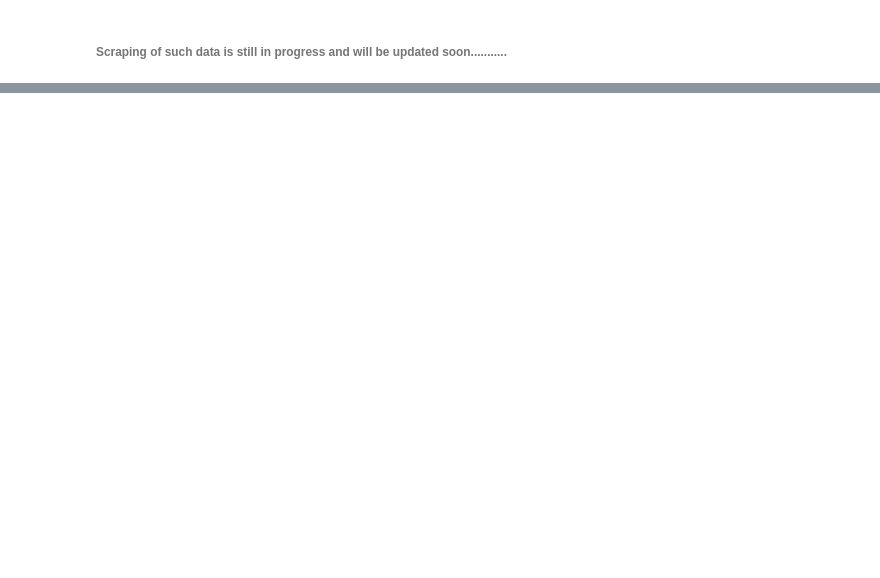
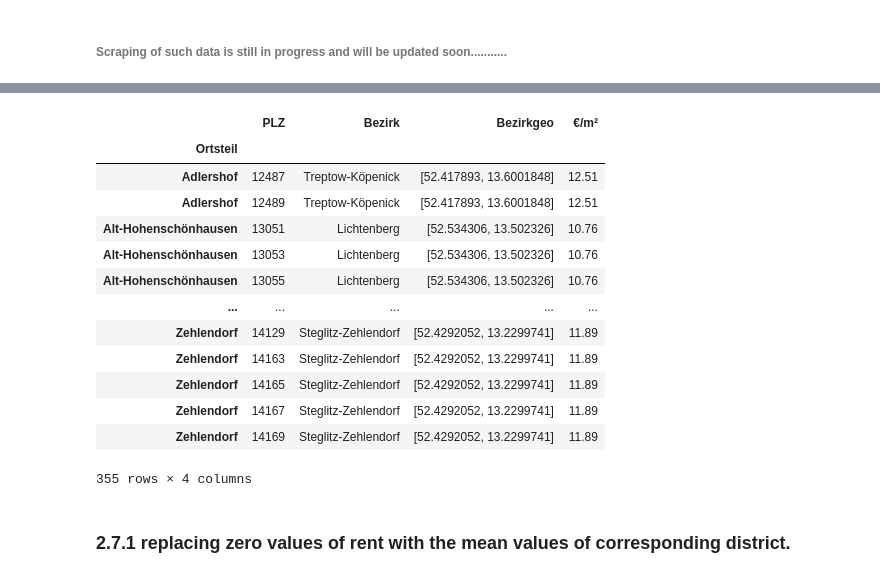
Before and after one commit to Prabhu204/Coursera_Capstone, a Jupyter notebook: Week 4 cpastone project_1.ipynb, the cells around one changed output, grey strips where cells are left out. Saved outputs shown, nothing was run; the diff lists cells and outputs as text; code cells hidden in the pictures; blank space fills up the shorter version.

```diff
--- a/Week 4 cpastone project_1.ipynb
+++ b/Week 4 cpastone project_1.ipynb
@@ -173,0 +305,19 @@ company_data.head()
+# %%
+merged
+# %% [output]
+|  | PLZ | Bezirk | Bezirkgeo | €/m² |
+| Ortsteil |  |  |  |  |
+| Adlershof | 12487 | Treptow-Köpenick | [52.417893, 13.6001848] | 12.51 |
+| Adlershof | 12489 | Treptow-Köpenick | [52.417893, 13.6001848] | 12.51 |
+| Alt-Hohenschönhausen | 13051 | Lichtenberg | [52.534306, 13.502326] | 10.76 |
+| Alt-Hohenschönhausen | 13053 | Lichtenberg | [52.534306, 13.502326] | 10.76 |
+| Alt-Hohenschönhausen | 13055 | Lichtenberg | [52.534306, 13.502326] | 10.76 |
+| ... | ... | ... | ... | ... |
+| Zehlendorf | 14129 | Steglitz-Zehlendorf | [52.4292052, 13.2299741] | 11.89 |
+| Zehlendorf | 14163 | Steglitz-Zehlendorf | [52.4292052, 13.2299741] | 11.89 |
+| Zehlendorf | 14165 | Steglitz-Zehlendorf | [52.4292052, 13.2299741] | 11.89 |
+| Zehlendorf | 14167 | Steglitz-Zehlendorf | [52.4292052, 13.2299741] | 11.89 |
+| Zehlendorf | 14169 | Steglitz-Zehlendorf | [52.4292052, 13.2299741] | 11.89 |
+355 rows × 4 columns
+# %% [markdown]
+### 2.7.1 replacing zero values of rent with the mean values of corresponding district.
```
Also changed, not shown: parts of 31 cells of this notebook.
